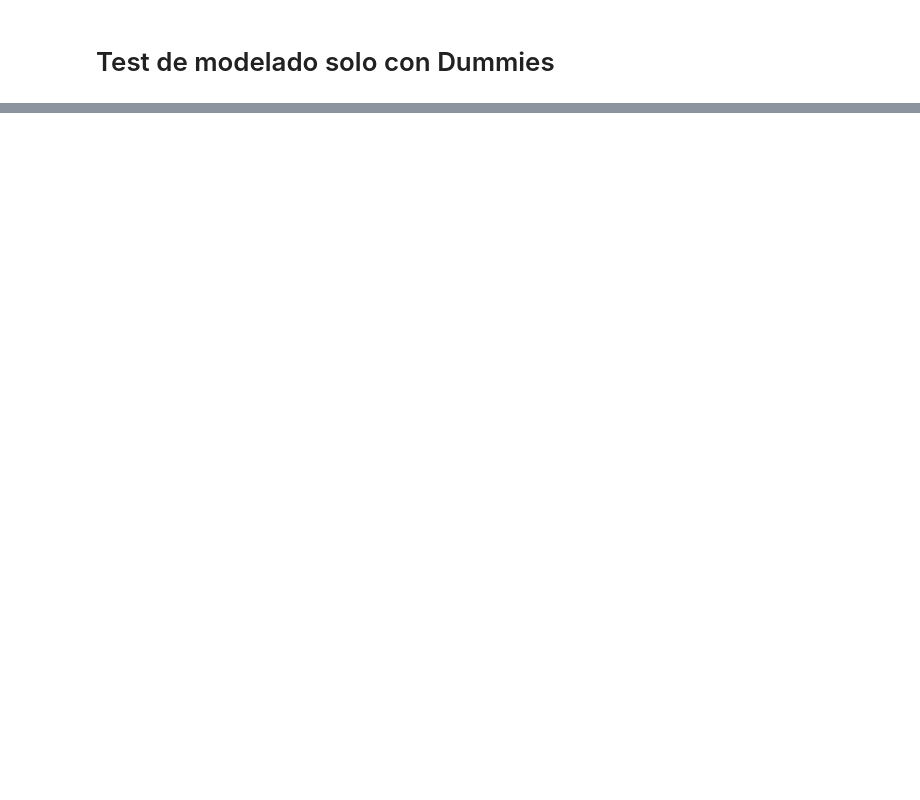
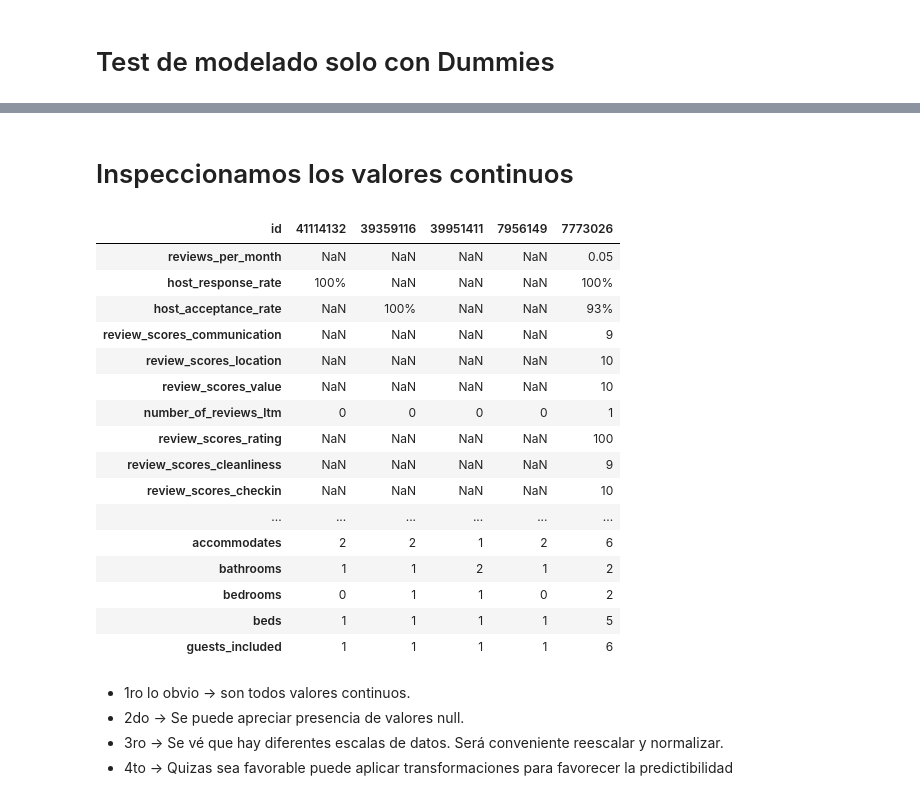
Before and after one commit to matiasngf/keras-airbnb-prediction, a Jupyter notebook: notebooks/preprocess_dataframe.ipynb, the cells around one changed output, grey strips where cells are left out. Cells and saved outputs as stored; diff of their text form; code cells hidden in the pictures; blank space fills up the shorter version.

```diff
--- a/notebooks/preprocess_dataframe.ipynb
+++ b/notebooks/preprocess_dataframe.ipynb
@@ -138,0 +302,28 @@ model.evaluate(val_data, val_targets, verbose=0)
+# %% [markdown]
+# Inspeccionamos los valores continuos
+# %%
+#revisamos una pequeña muestra de los datos
+dataFrame.sample(5).loc[:,continuos_cols].T
+# %% [output]
+| id | 41114132 | 39359116 | 39951411 | 7956149 | 7773026 |
+| reviews_per_month | NaN | NaN | NaN | NaN | 0.05 |
+| host_response_rate | 100% | NaN | NaN | NaN | 100% |
+| host_acceptance_rate | NaN | 100% | NaN | NaN | 93% |
+| review_scores_communication | NaN | NaN | NaN | NaN | 9 |
+| review_scores_location | NaN | NaN | NaN | NaN | 10 |
+| review_scores_value | NaN | NaN | NaN | NaN | 10 |
+| number_of_reviews_ltm | 0 | 0 | 0 | 0 | 1 |
+| review_scores_rating | NaN | NaN | NaN | NaN | 100 |
+| review_scores_cleanliness | NaN | NaN | NaN | NaN | 9 |
+| review_scores_checkin | NaN | NaN | NaN | NaN | 10 |
+| ... | ... | ... | ... | ... | ... |
+| accommodates | 2 | 2 | 1 | 2 | 6 |
+| bathrooms | 1 | 1 | 2 | 1 | 2 |
+| bedrooms | 0 | 1 | 1 | 0 | 2 |
+| beds | 1 | 1 | 1 | 1 | 5 |
+| guests_included | 1 | 1 | 1 | 1 | 6 |
+# %% [markdown]
+* 1ro lo obvio -> son todos valores continuos.
+* 2do -> Se puede apreciar presencia de valores null.
+* 3ro -> Se vé que hay diferentes escalas de datos. Será conveniente reescalar y normalizar.
+* 4to -> Quizas sea favorable puede aplicar transformaciones para favorecer la predictibilidad
```
Also changed, not shown: parts of 32 cells of this notebook.
